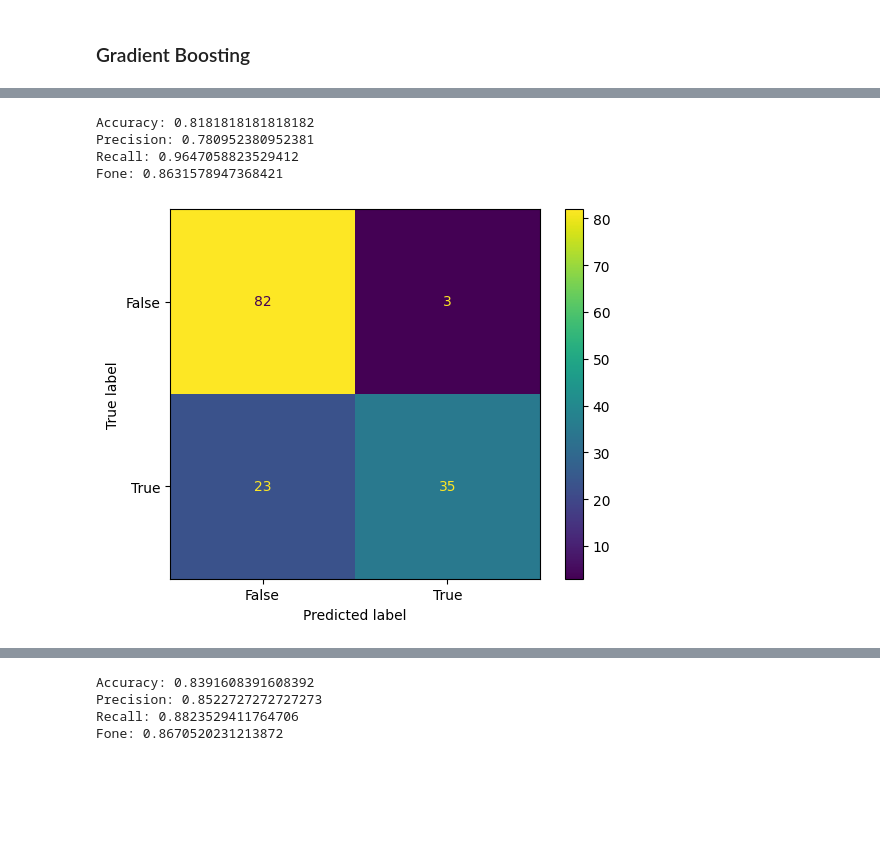
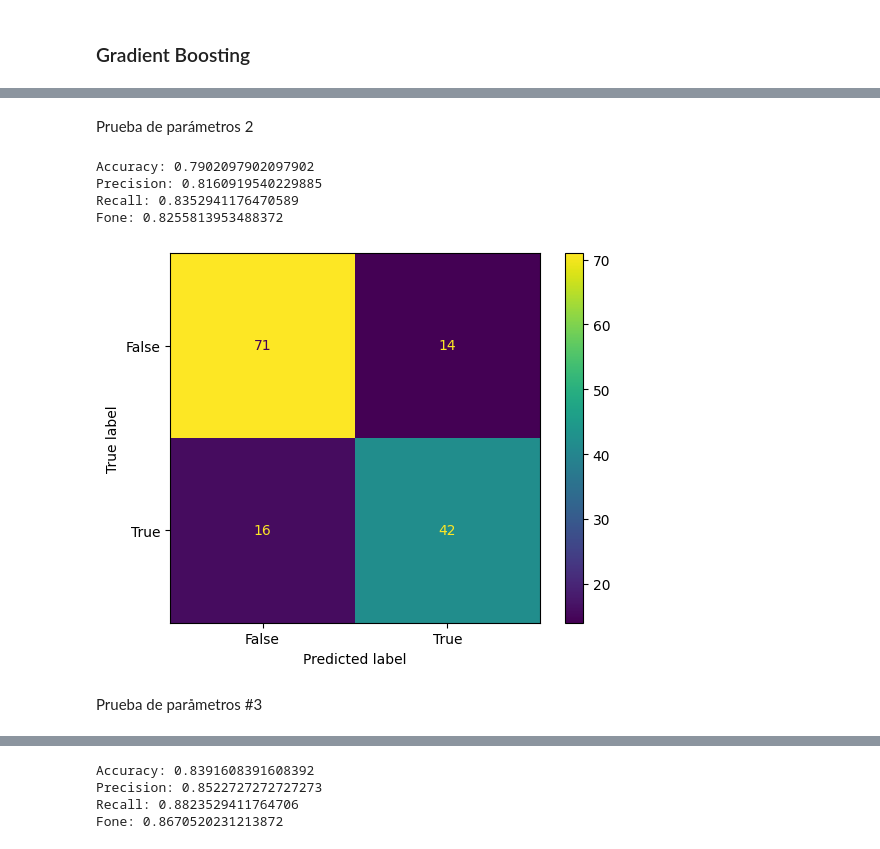
Before and after one commit to Memo9494/baseMaterialTC3006_retogp01, a Jupyter notebook: retro/Avances2_ProcesamientoModelos/AI1_v2.ipynb, the cells around one changed output, grey strips where cells are left out. Saved outputs shown, nothing was run; the diff lists cells and outputs as text; code cells hidden in the pictures; blank space fills up the shorter version.

```diff
--- a/retro/Avances2_ProcesamientoModelos/AI1_v2.ipynb
+++ b/retro/Avances2_ProcesamientoModelos/AI1_v2.ipynb
@@ -431,12 +649,13 @@ models.append(('RF', RandomForestClassifier()))
 models.append(('GB', GradientBoostingClassifier()))
 models.append(('MLP', MLPClassifier()))
 # %%
+#Aquí se utiliza un ciclo para preparar, , entrenar y predecir cada uno de nuestros modelos que importamos, además se hace un análisis de precisión con la librería accuray_score
 names = []
 scores = []
 for name, model in models:
-    model.fit(X_train, y_train)
-    y_pred = model.predict(X_test)
-    scores.append(accuracy_score(y_test, y_pred))
+    model.fit(X_NonNull_train, y_NonNull_train)
+    y_NonNull_pred = model.predict(X_NonNull_test)
+    scores.append(accuracy_score(y_NonNull_test, y_NonNull_pred))
     names.append(name)
 tr_split = pd.DataFrame({'Name': names, 'Score': scores})
 print(tr_split)
@@ -454,0 +676,24 @@ print(tr_split)
+# %%
+#Se selecciona el modelo que mejores métricas nos dió y se hace un ajuste de hyper-parámetros para mejorar los resultados
+#Se implementa el modelo completamente
+#Se llama la función con un learning_rate de 0.01
+GB = GradientBoostingClassifier(learning_rate=0.01, subsample=0.6)
+#Se ajustan los datos al modelo
+GB.fit(X_NonNull_train, y_NonNull_train)
+
+#Se predice el modelo
+y_NonNull_pred = GB.predict(X_NonNull_test)
+#Matríz de confusión
+confusion_matrix = metrics.confusion_matrix(y_NonNull_test, y_NonNull_pred)
+#Se imprimen las variables obtenidas de la matríz
+accuracy = (confusion_matrix[0,0] + confusion_matrix[1,1]) / (confusion_matrix[0,0]+confusion_matrix[0,1]+confusion_matrix[1,0]+confusion_matrix[1,1])
+print('Accuracy:',accuracy)
+precision = confusion_matrix[0,0] /(confusion_matrix[0,0]+confusion_matrix[1,0])
+print("Precision:",precision)
+recall = confusion_matrix[0,0] /(confusion_matrix[0,0]+confusion_matrix[0,1])
+print("Recall:",recall)
+Fone = (2*precision*recall)/(precision+recall)
+print('Fone:',Fone)
+cm_display = metrics.ConfusionMatrixDisplay(confusion_matrix = confusion_matrix, display_labels = [False, True])
+cm_display.plot()
+plt.show()
@@ -455,22 +706,32 @@ print(tr_split)
+# %% [markdown]
+Prueba de parámetros 2
 # %%
-GB = GradientBoostingClassifier(learning_rate=0.01, subsample=0.6)
-GB.fit(X_train, y_train)
-y_pred = GB.predict(X_test)
-confusion_matrix = metrics.confusion_matrix(y_test, y_pred)
+#cambio de hyper parámtetros #2
+GB = GradientBoostingClassifier(learning_rate=0.05, subsample=0.5)
+#Se ajustan los datos al modelo
+GB.fit(X_NonNull_train, y_NonNull_train)
+
+#Se predice el modelo
+y_NonNull_pred = GB.predict(X_NonNull_test)
+#Matríz de confusión
+confusion_matrix = metrics.confusion_matrix(y_NonNull_test, y_NonNull_pred)
+#Se imprimen las variables obtenidas de la matríz
 accuracy = (confusion_matrix[0,0] + confusion_matrix[1,1]) / (confusion_matrix[0,0]+confusion_matrix[0,1]+confusion_matrix[1,0]+confusion_matrix[1,1])
 print('Accuracy:',accuracy)
 precision = confusion_matrix[0,0] /(confusion_matrix[0,0]+confusion_matrix[1,0])
 print("Precision:",precision)
 recall = confusion_matrix[0,0] /(confusion_matrix[0,0]+confusion_matrix[0,1])
 print("Recall:",recall)
 Fone = (2*precision*recall)/(precision+recall)
 print('Fone:',Fone)
 cm_display = metrics.ConfusionMatrixDisplay(confusion_matrix = confusion_matrix, display_labels = [False, True])
 cm_display.plot()
 plt.show()
 # %% [output]
-Accuracy: 0.8181818181818182
-Precision: 0.780952380952381
-Recall: 0.9647058823529412
-Fone: 0.8631578947368421
+Accuracy: 0.7902097902097902
+Precision: 0.8160919540229885
+Recall: 0.8352941176470589
+Fone: 0.8255813953488372
-[figure, old version]
+[figure, new version]
+# %% [markdown]
+Prueba de paråmetros #3
```
Also changed, not shown: parts of 114 cells of this notebook, 3 other files.
